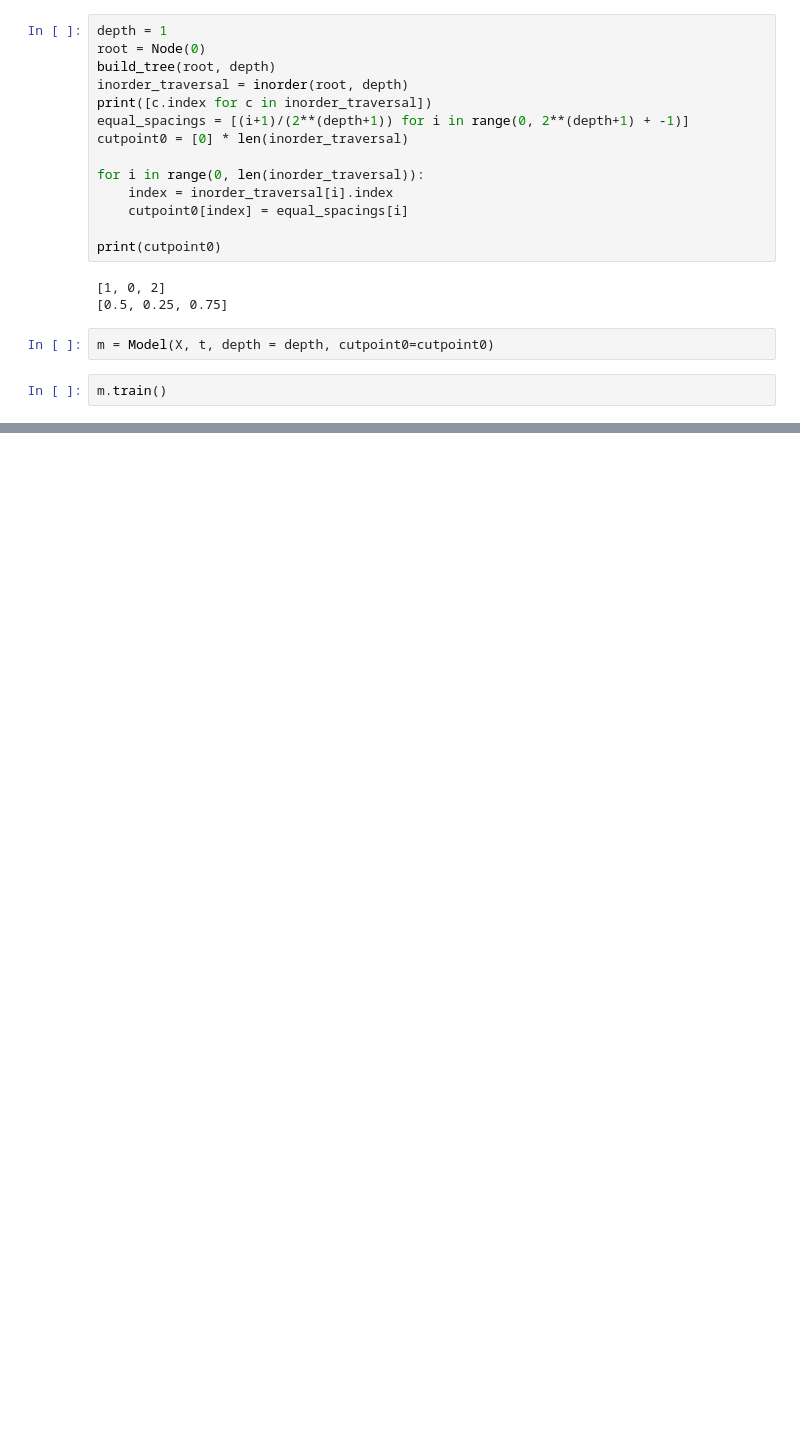
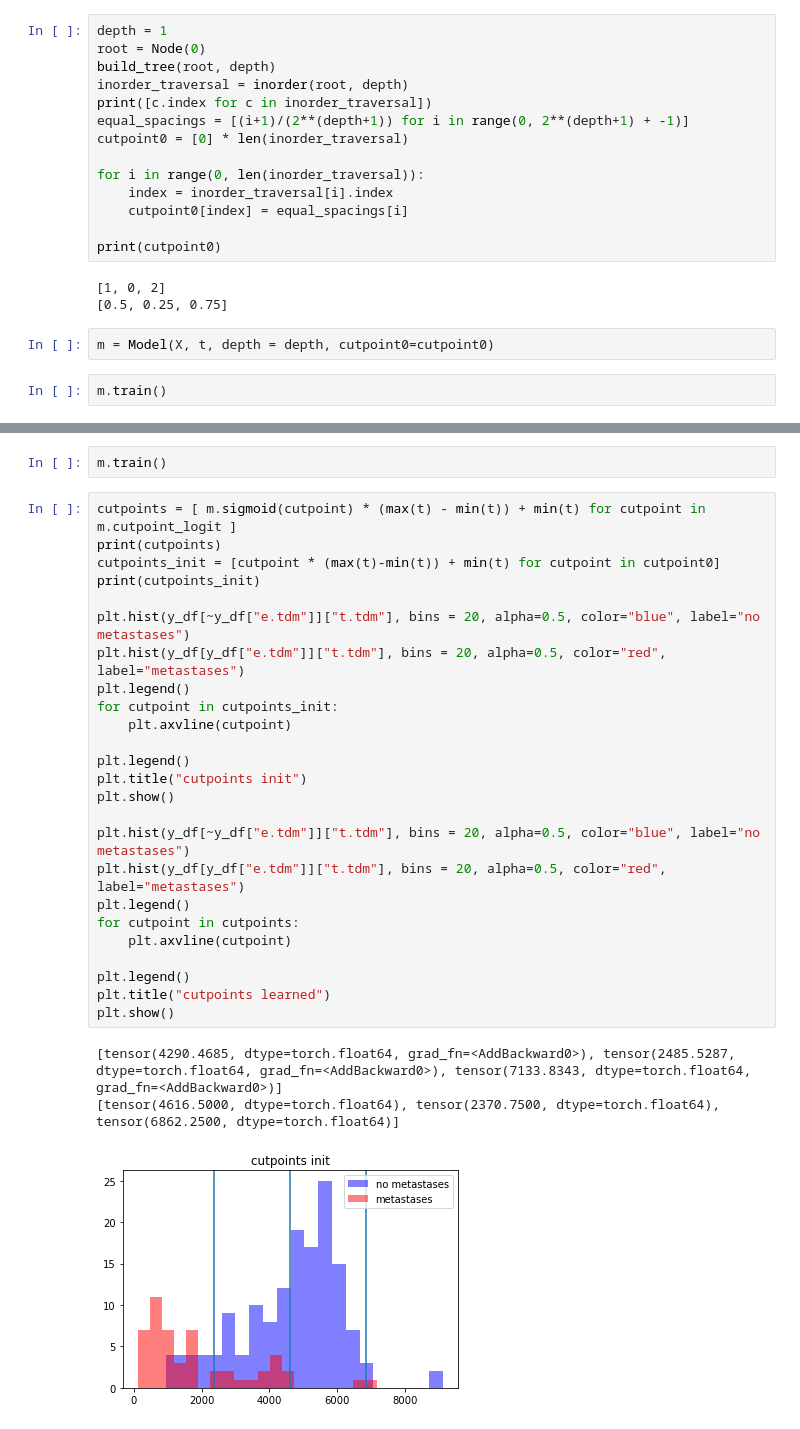
Before and after one commit to JimmyJHickey/Dynamic-Survival-Cutpoints, a Jupyter notebook: multinomial_loss.ipynb, the cells around one changed output, grey strips where cells are left out. Saved outputs shown, nothing was run; the diff lists cells and outputs as text; blank space fills up the shorter version.

```diff
--- a/multinomial_loss.ipynb
+++ b/multinomial_loss.ipynb
@@ -363,0 +410,31 @@ plt.show()
+# %%
+m.train()
+# %%
+cutpoints = [ m.sigmoid(cutpoint) * (max(t) - min(t)) + min(t) for cutpoint in m.cutpoint_logit ]
+print(cutpoints)
+cutpoints_init = [cutpoint * (max(t)-min(t)) + min(t) for cutpoint in cutpoint0]
+print(cutpoints_init)
+
+plt.hist(y_df[~y_df["e.tdm"]]["t.tdm"], bins = 20, alpha=0.5, color="blue", label="no metastases")
+plt.hist(y_df[y_df["e.tdm"]]["t.tdm"], bins = 20, alpha=0.5, color="red", label="metastases")
+plt.legend()
+for cutpoint in cutpoints_init:
+    plt.axvline(cutpoint)
+
+plt.legend()
+plt.title("cutpoints init")
+plt.show()
+
+plt.hist(y_df[~y_df["e.tdm"]]["t.tdm"], bins = 20, alpha=0.5, color="blue", label="no metastases")
+plt.hist(y_df[y_df["e.tdm"]]["t.tdm"], bins = 20, alpha=0.5, color="red", label="metastases")
+plt.legend()
+for cutpoint in cutpoints:
+    plt.axvline(cutpoint)
+
+plt.legend()
+plt.title("cutpoints learned")
+plt.show()
+# %% [output]
+[tensor(4290.4685, dtype=torch.float64, grad_fn=<AddBackward0>), tensor(2485.5287, dtype=torch.float64, grad_fn=<AddBackward0>), tensor(7133.8343, dtype=torch.float64, grad_fn=<AddBackward0>)]
+[tensor(4616.5000, dtype=torch.float64), tensor(2370.7500, dtype=torch.float64), tensor(6862.2500, dtype=torch.float64)]
+[figure, added]
```
Also changed, not shown: parts of 21 cells of this notebook, 1 other file.
